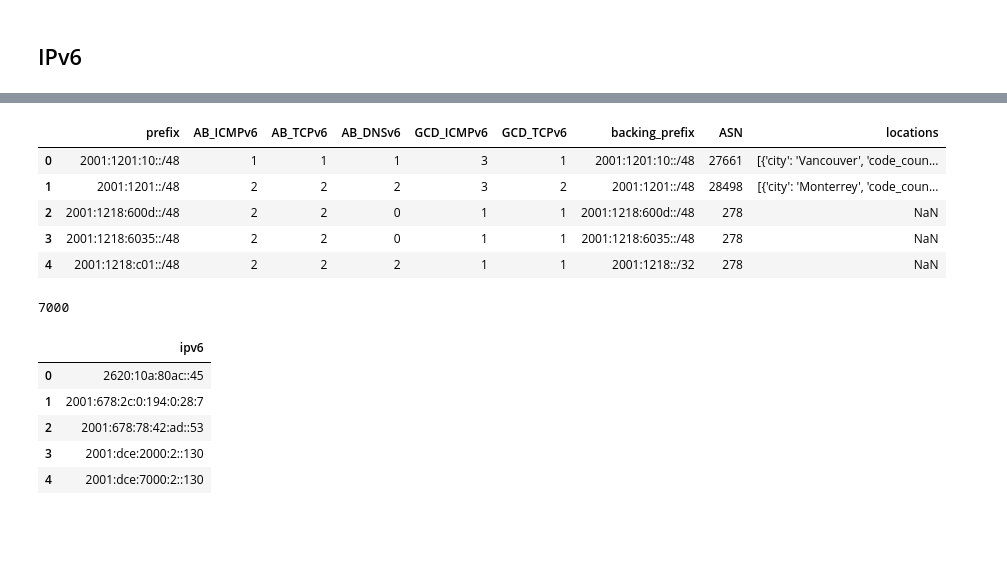
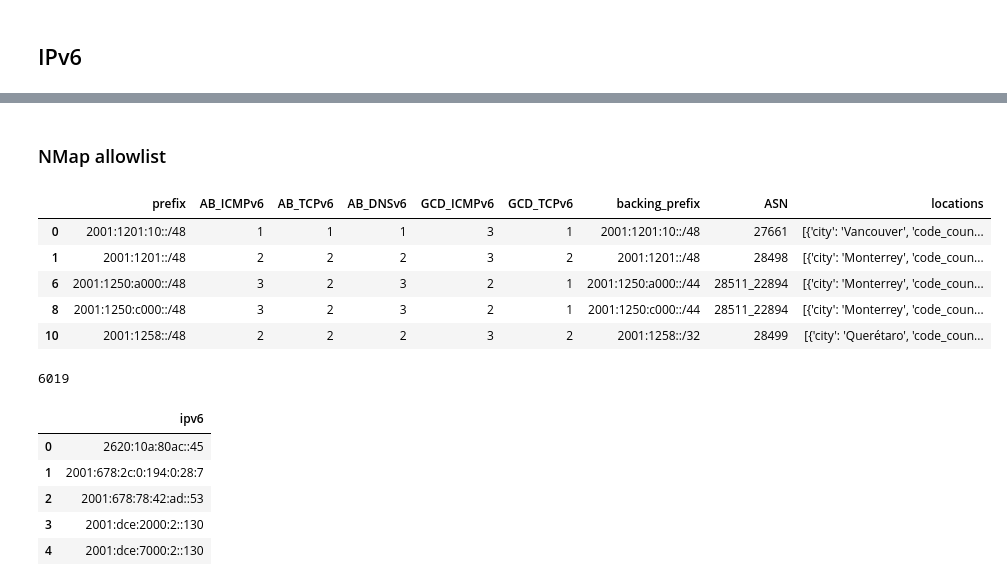
Before and after one commit to gustavoluvizotto/anycast-service-discovery, a Jupyter notebook: measurements/process_input_output.ipynb, the cells around one changed output, grey strips where cells are left out. Cells and saved outputs as stored; diff of their text form; code cells hidden in the pictures; blank space fills up the shorter version.

```diff
--- a/measurements/process_input_output.ipynb
+++ b/measurements/process_input_output.ipynb
@@ -91,17 +128,20 @@ anycast_ipv4_pdf["prefix"].to_csv(f"anycast_prefixes_{ts.year}_{ts.month:02d}_{t
+# %% [markdown]
+### NMap allowlist
 # %%
 ts_v6 = datetime(2025, 8, 18)
 # %%
-anycast_ipv6_pdf = pd.read_csv(f"anycast_census_{ts_v6.year}_{ts_v6.month:02d}_{ts_v6.day:02d}_v6.csv")
+_anycast_ipv6_pdf = pd.read_csv(f"anycast_census_{ts_v6.year}_{ts_v6.month:02d}_{ts_v6.day:02d}_v6.csv")
+anycast_ipv6_pdf = _anycast_ipv6_pdf[_anycast_ipv6_pdf["GCD_ICMPv6"] > 1].copy()
 display(anycast_ipv6_pdf.head(5))
 print(len(anycast_ipv6_pdf))
 # %% [output]
 |  | prefix | AB_ICMPv6 | AB_TCPv6 | AB_DNSv6 | GCD_ICMPv6 | GCD_TCPv6 | backing_prefix | ASN | locations |
 | 0 | 2001:1201:10::/48 | 1 | 1 | 1 | 3 | 1 | 2001:1201:10::/48 | 27661 | [{'city': 'Vancouver', 'code_coun... |
 | 1 | 2001:1201::/48 | 2 | 2 | 2 | 3 | 2 | 2001:1201::/48 | 28498 | [{'city': 'Monterrey', 'code_coun... |
-| 2 | 2001:1218:600d::/48 | 2 | 2 | 0 | 1 | 1 | 2001:1218:600d::/48 | 278 | NaN |
-| 3 | 2001:1218:6035::/48 | 2 | 2 | 0 | 1 | 1 | 2001:1218:6035::/48 | 278 | NaN |
-| 4 | 2001:1218:c01::/48 | 2 | 2 | 2 | 1 | 1 | 2001:1218::/32 | 278 | NaN |
+| 6 | 2001:1250:a000::/48 | 3 | 2 | 3 | 2 | 1 | 2001:1250:a000::/44 | 28511_22894 | [{'city': 'Monterrey', 'code_coun... |
+| 8 | 2001:1250:c000::/48 | 3 | 2 | 3 | 2 | 1 | 2001:1250:c000::/44 | 28511_22894 | [{'city': 'Monterrey', 'code_coun... |
+| 10 | 2001:1258::/48 | 2 | 2 | 2 | 3 | 2 | 2001:1258::/32 | 28499 | [{'city': 'Querétaro', 'code_coun... |
-7000
+6019
 # %%
 ipv6_pdf = pd.read_csv(f"v6_{ts_v6.year}{ts_v6.month:02d}{ts_v6.day:02d}.csv", header=None)
 
```
Also changed, not shown: parts of 11 cells of this notebook, 2 other files.
